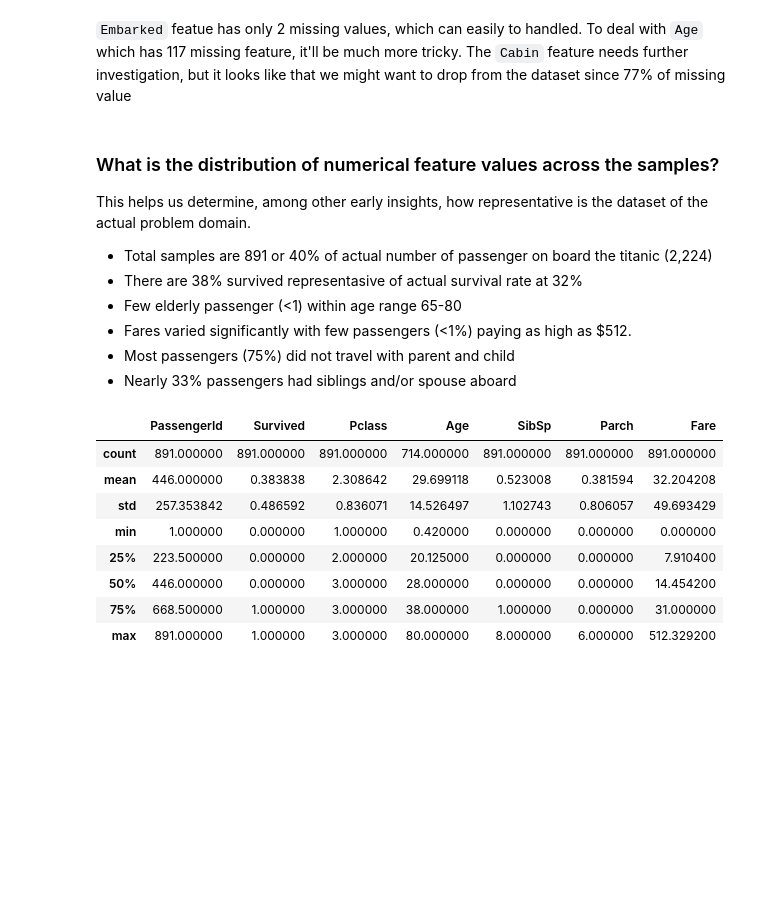
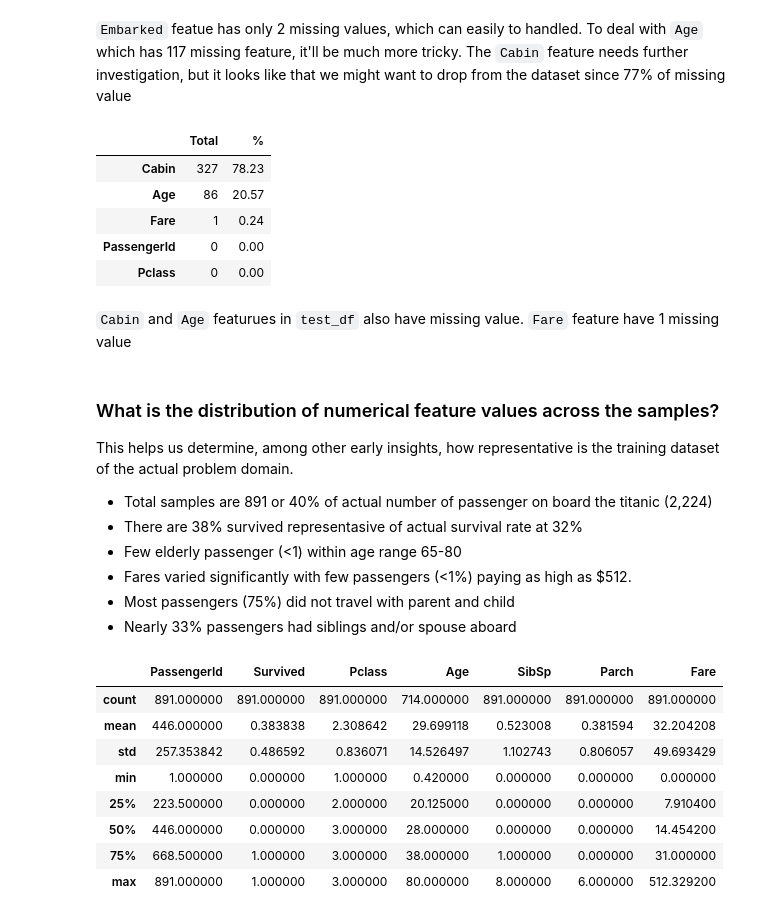
Before and after one commit to eriansha/titanic-survivor, a Jupyter notebook: Investigate Titanic Survivor.ipynb, the cells around one changed output. Drawn from its saved outputs; the diff is of its cells as text; code cells hidden in the pictures; blank space fills up the shorter version.

```diff
--- a/Investigate Titanic Survivor.ipynb
+++ b/Investigate Titanic Survivor.ipynb
@@ -102,9 +115,23 @@ missing_data.head()
 | Survived | 0 | 0.00 |
 # %% [markdown]
 `Embarked` featue has only 2 missing values, which can easily to handled. To deal with `Age` which has 117 missing feature, it'll be much more tricky. The `Cabin` feature needs further investigation, but it looks like that we might want to drop from the dataset since 77% of missing value
+# %%
+total_null = test_df.isnull().sum()
+percent_null = (round(total_null/test_df.isnull().count()*100, 2))
+missing_data = pd.concat([total_null, percent_null], axis=1, keys=['Total', '%']).sort_values('%', ascending=False)
+missing_data.head()
+# %% [output]
+|  | Total | % |
+| Cabin | 327 | 78.23 |
+| Age | 86 | 20.57 |
+| Fare | 1 | 0.24 |
+| PassengerId | 0 | 0.00 |
+| Pclass | 0 | 0.00 |
+# %% [markdown]
+`Cabin` and `Age` featurues in `test_df` also have missing value. `Fare` feature have 1 missing value
 # %% [markdown]
 ### What is the distribution of numerical feature values across the samples?
-This helps us determine, among other early insights, how representative is the dataset of the actual problem domain.
+This helps us determine, among other early insights, how representative is the training dataset of the actual problem domain.
 - Total samples are 891 or 40% of actual number of passenger on board the titanic (2,224)
 - There are 38% survived representasive of actual survival rate at 32%
 - Few elderly passenger (<1) within age range 65-80
```
Also changed, not shown: parts of 43 cells of this notebook, 2 other files.
